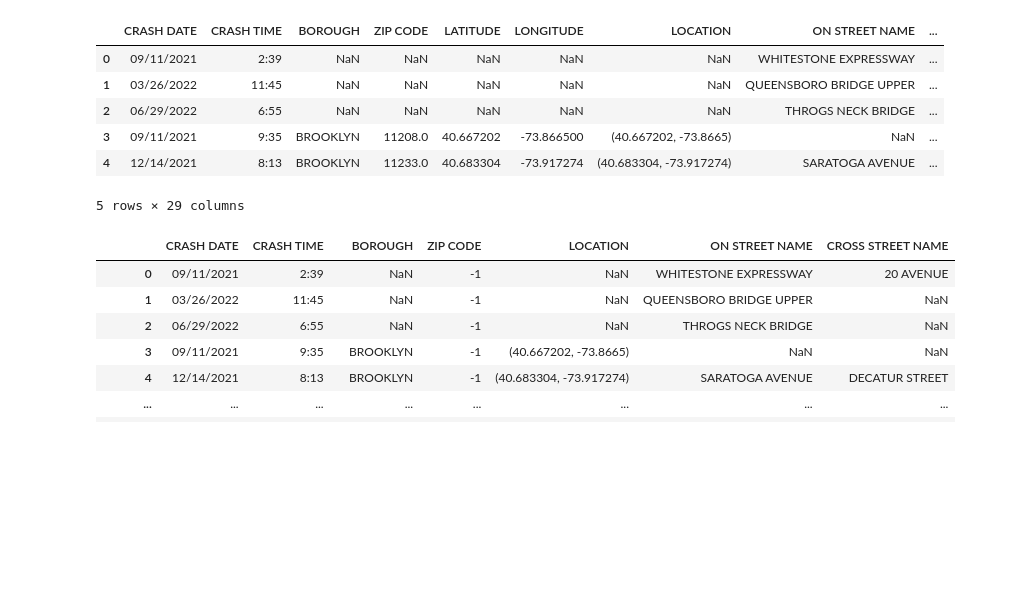
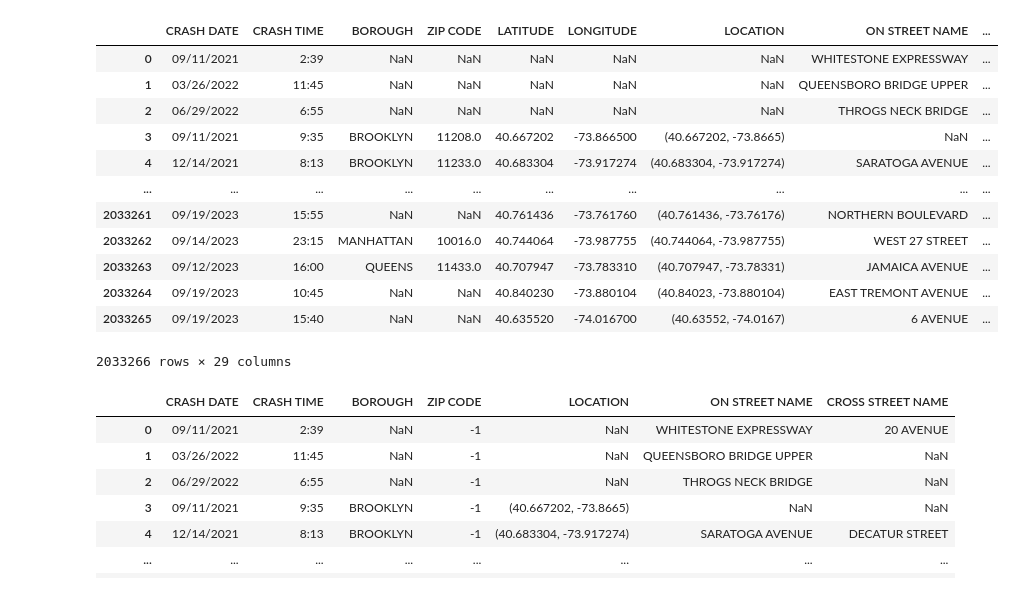
Before and after one commit to claytonstewart40/NYC-Vehicle-Collisions-Project-1, a Jupyter notebook: Q1/Question_1_code.ipynb, the cells around one changed output. Cells and saved outputs as stored; diff of their text form; code cells hidden in the pictures; blank space fills up the shorter version.

```diff
--- a/Q1/Question_1_code.ipynb
+++ b/Q1/Question_1_code.ipynb
@@ -24,15 +24,21 @@ csv_path = "Q1_resources/Q1_Motor_Vehicle_Collisions_-_Crashes.csv"
 # %%
 #create a data frame with the csv file
 df = pd.read_csv(csv_path)
-df.head()
+df
 # %% [output]
 |  | CRASH DATE | CRASH TIME | BOROUGH | ZIP CODE | LATITUDE | LONGITUDE | LOCATION | ON STREET NAME | ... |
 | 0 | 09/11/2021 | 2:39 | NaN | NaN | NaN | NaN | NaN | WHITESTONE EXPRESSWAY | ... |
 | 1 | 03/26/2022 | 11:45 | NaN | NaN | NaN | NaN | NaN | QUEENSBORO BRIDGE UPPER | ... |
 | 2 | 06/29/2022 | 6:55 | NaN | NaN | NaN | NaN | NaN | THROGS NECK BRIDGE | ... |
 | 3 | 09/11/2021 | 9:35 | BROOKLYN | 11208.0 | 40.667202 | -73.866500 | (40.667202, -73.8665) | NaN | ... |
 | 4 | 12/14/2021 | 8:13 | BROOKLYN | 11233.0 | 40.683304 | -73.917274 | (40.683304, -73.917274) | SARATOGA AVENUE | ... |
+| ... | ... | ... | ... | ... | ... | ... | ... | ... | ... |
+| 2033261 | 09/19/2023 | 15:55 | NaN | NaN | 40.761436 | -73.761760 | (40.761436, -73.76176) | NORTHERN BOULEVARD | ... |
+| 2033262 | 09/14/2023 | 23:15 | MANHATTAN | 10016.0 | 40.744064 | -73.987755 | (40.744064, -73.987755) | WEST 27 STREET | ... |
+| 2033263 | 09/12/2023 | 16:00 | QUEENS | 11433.0 | 40.707947 | -73.783310 | (40.707947, -73.78331) | JAMAICA AVENUE | ... |
+| 2033264 | 09/19/2023 | 10:45 | NaN | NaN | 40.840230 | -73.880104 | (40.84023, -73.880104) | EAST TREMONT AVENUE | ... |
+| 2033265 | 09/19/2023 | 15:40 | NaN | NaN | 40.635520 | -74.016700 | (40.63552, -74.0167) | 6 AVENUE | ... |
-5 rows × 29 columns
+2033266 rows × 29 columns
 # %%
 df['ZIP CODE'] = df['ZIP CODE'].str.replace('     ','-1').fillna('-1').astype(int)
 # %%
```
Also changed, not shown: parts of 6 cells of this notebook.
